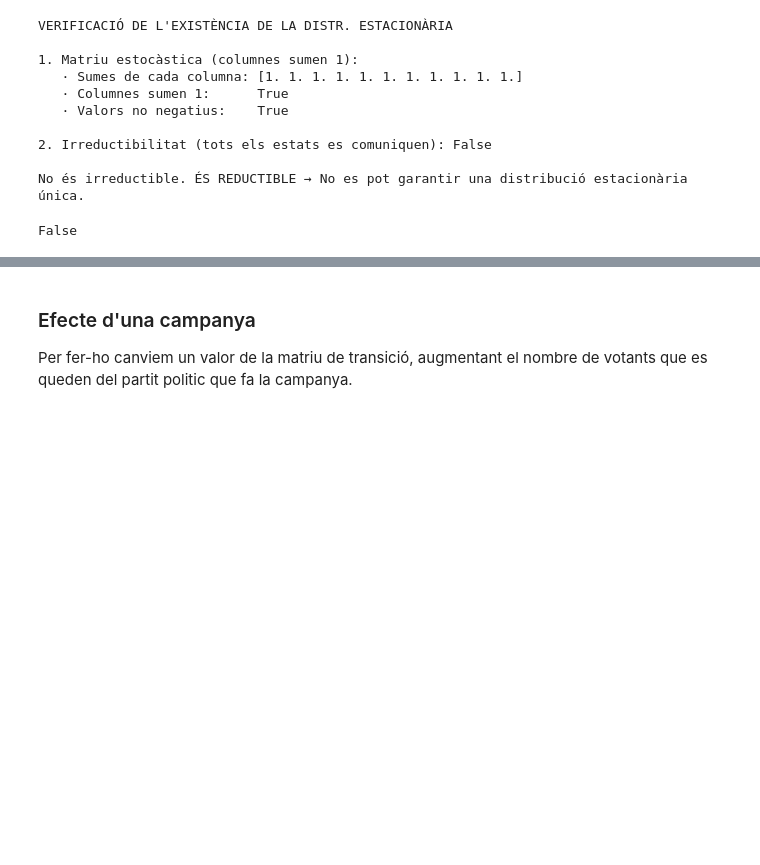
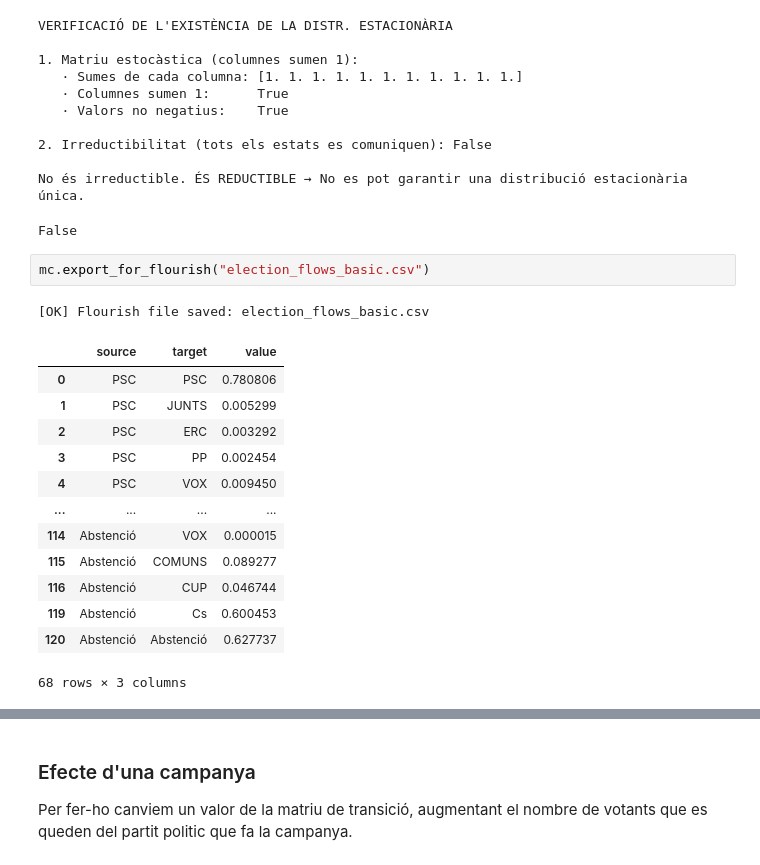
Before and after one commit to la1qa/Markov-Modelling-of-Electoral-Systems, a Jupyter notebook: basic.ipynb, the cells around one changed output, grey strips where cells are left out. Saved outputs shown, nothing was run; the diff lists cells and outputs as text; blank space fills up the shorter version.

```diff
--- a/basic.ipynb
+++ b/basic.ipynb
@@ -118,3 +118,20 @@ VERIFICACIÓ DE L'EXISTÈNCIA DE LA DISTR. ESTACIONÀRIA
 
 No és irreductible. ÉS REDUCTIBLE → No es pot garantir una distribució estacionària única.
 False
+# %%
+mc.export_for_flourish("election_flows_basic.csv")
+# %% [output]
+[OK] Flourish file saved: election_flows_basic.csv
+|  | source | target | value |
+| 0 | PSC | PSC | 0.780806 |
+| 1 | PSC | JUNTS | 0.005299 |
+| 2 | PSC | ERC | 0.003292 |
+| 3 | PSC | PP | 0.002454 |
+| 4 | PSC | VOX | 0.009450 |
+| ... | ... | ... | ... |
+| 114 | Abstenció | VOX | 0.000015 |
+| 115 | Abstenció | COMUNS | 0.089277 |
+| 116 | Abstenció | CUP | 0.046744 |
+| 119 | Abstenció | Cs | 0.600453 |
+| 120 | Abstenció | Abstenció | 0.627737 |
+68 rows × 3 columns
```
Also changed, not shown: parts of 6 cells of this notebook, 5 other files.
